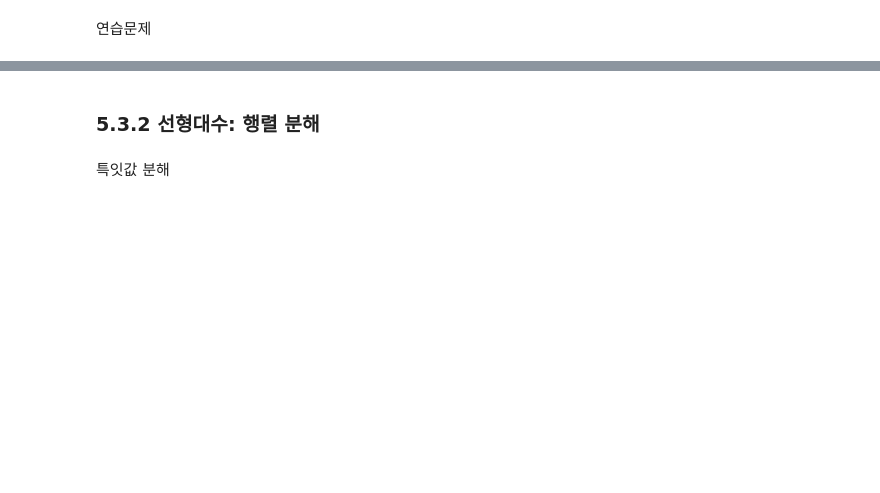
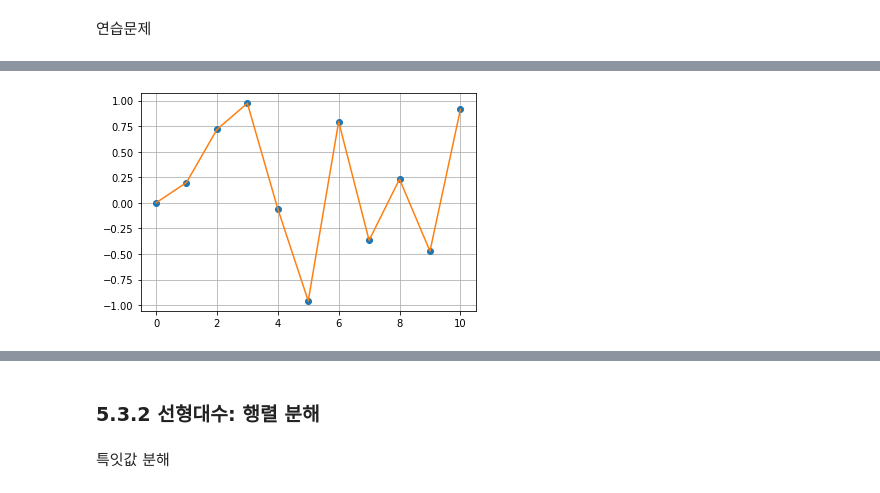
Before and after one commit to MMM-Sci/python_prac, a Jupyter notebook: CH5_Numpy.ipynb, the cells around one changed output, grey strips where cells are left out. Cells and saved outputs as stored; diff of their text form; code cells hidden in the pictures; blank space fills up the shorter version.

```diff
--- a/CH5_Numpy.ipynb
+++ b/CH5_Numpy.ipynb
@@ -367,0 +489,7 @@ plt.grid(True)
+# %%
+# 5-10
+f = interpolate.interp1d(x, y, 'linear')
+plt.plot(x, y, 'o', x, f(x), '-')
+plt.grid(True)
+# %% [output]
+[figure, added]
```
Also changed, not shown: parts of 50 cells of this notebook.
